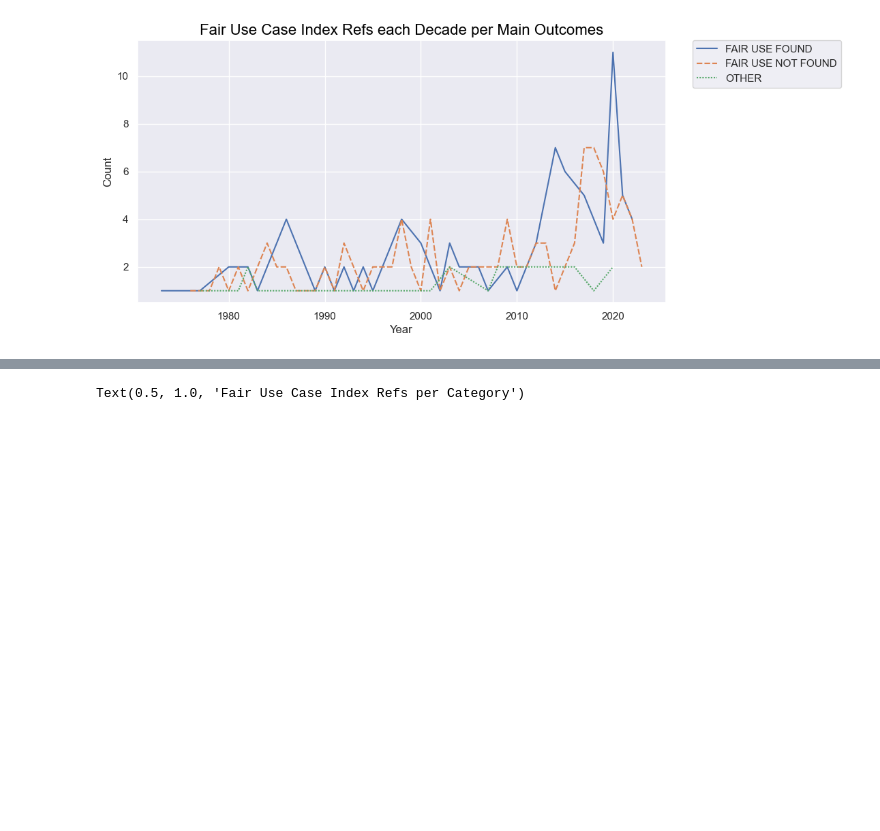
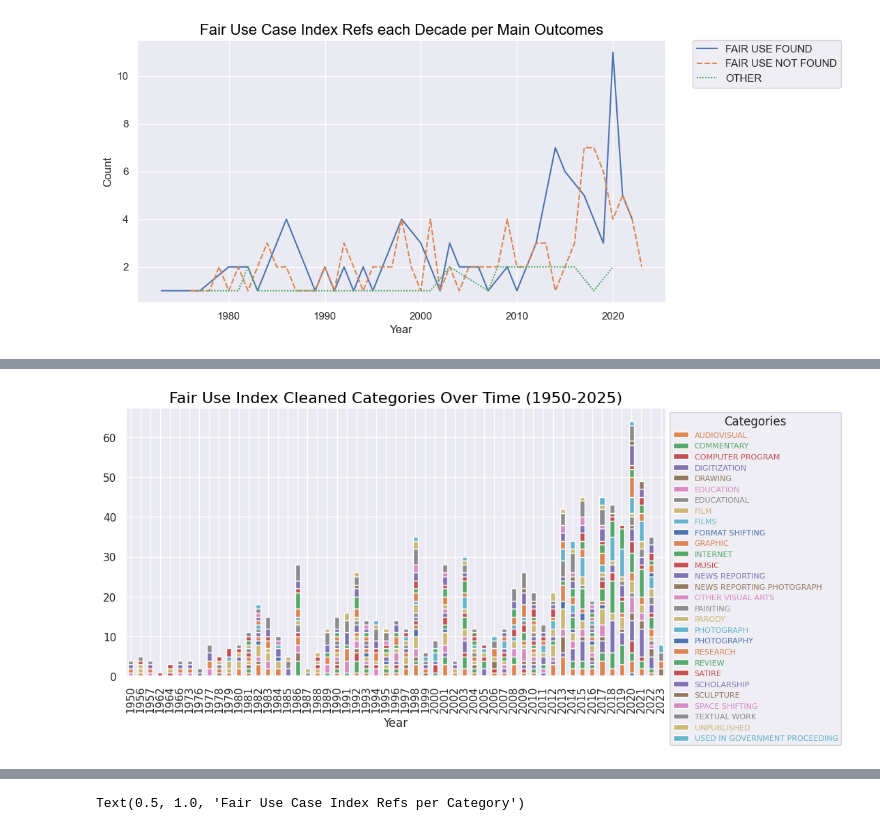
Before and after one commit to atnjqt/fair-use-index, a Jupyter notebook: analysis.ipynb, the cells around one changed output, grey strips where cells are left out. Saved outputs shown, nothing was run; the diff lists cells and outputs as text; code cells hidden in the pictures; blank space fills up the shorter version.

Commit message:
code: data cleanup for Categories field

```diff
--- a/analysis.ipynb
+++ b/analysis.ipynb
@@ -211,0 +217,18 @@ Text(0.5, 1.0, 'Fair Use Case Index Refs per Court')
+# %%
+# split and the break into new columns, handling for Columns must be same length as key
+df['Categories_cleaned'] = df['Categories'].str.split(';')
+df_cc = df.explode('Categories_cleaned')
+
+df_cc['Categories_cleaned2'] = df_cc['Categories_cleaned'].str.split(',')
+df_cc2 = df_cc.explode('Categories_cleaned2')
+
+df_cc2['Categories_cleaned3'] = df_cc2['Categories_cleaned2'].str.split('/')
+df_cc3 = df_cc2.explode('Categories_cleaned3')
+
+df_cc_final = df_cc3[~df_cc3['Categories_cleaned3'].str.contains('Circuit')]
+
+# normalize the Categories_cleaned3 column so they are all uppercase and strip whitespace
+df_cc_final.loc[:, 'Categories_cleaned_final'] = df_cc_final['Categories_cleaned3'].str.upper()
+# strip leading and trailing whitespace ONLY if it's the first characters
+df_cc_final.loc[:, 'Categories_cleaned_final'] = df_cc_final['Categories_cleaned_final'].str.lstrip()
+df_cc_final.loc[:, 'Categories_cleaned_final'] = df_cc_final['Categories_cleaned_final'].str.rstrip()
@@ -211,0 +241,14 @@ Text(0.5, 1.0, 'Fair Use Case Index Refs per Court')
+# %%
+# plot out x axis as years, and y axis as count of each respective Categories_cleaned3
+sns.set(rc={'figure.figsize':(10,5)})
+#sns.set_style("darkgrid")
+title='Fair Use Index Cleaned Categories Over Time (1950-2025)'
+df_cc_final[df_cc_final['Year'] >= 1950].groupby(['Year', 'Categories_cleaned_final']).size().unstack().plot(kind='bar', stacked=True).set_title(title, fontsize=16, color='black')
+#sns.countplot(y='Year', data=df_cc_final, hue='Categories_cleaned2').set_title(title, fontsize=16, color='black')
+# hide the legend
+plt.legend(bbox_to_anchor=(1.05, 1), loc=2, borderaxespad=0.)
+# change legend colorscheme
+plt.legend(title='Categories', title_fontsize='12', fontsize='8', loc='upper left', bbox_to_anchor=(1, 1), labelcolor='linecolor')
+plt.savefig('./static/images/fui_categories_summary.png', bbox_inches='tight')
+# %% [output]
+[figure, added]
```
Also changed, not shown: parts of 5 cells of this notebook, 4 other files.
